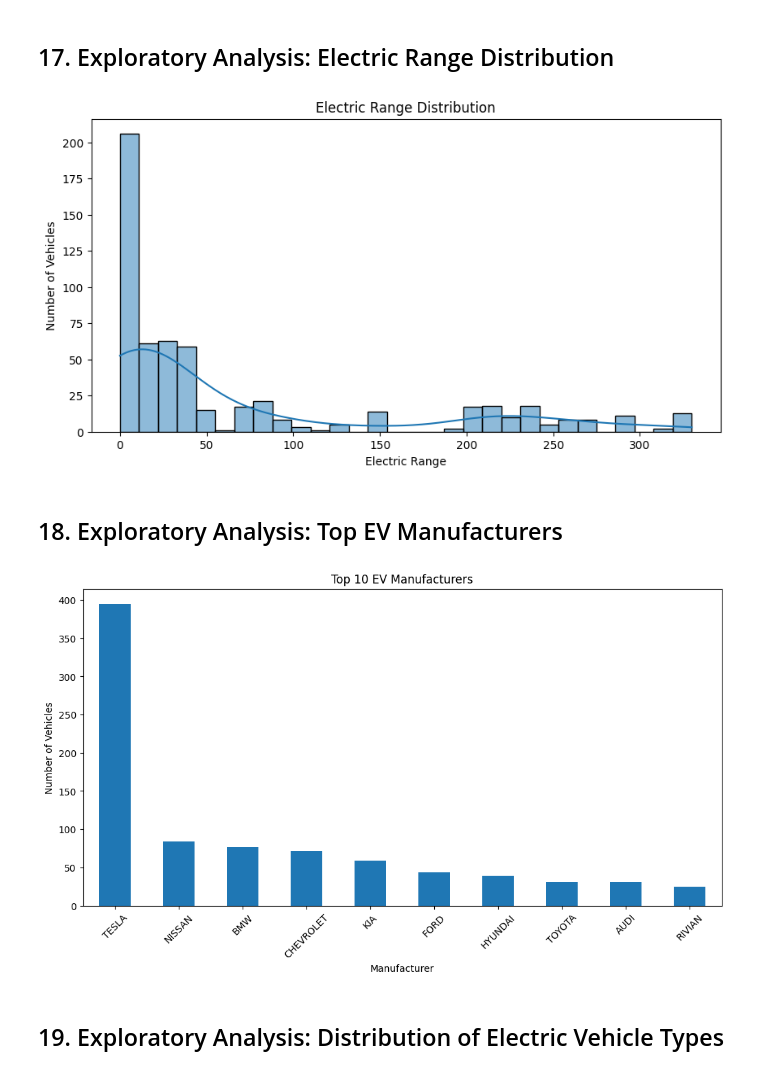
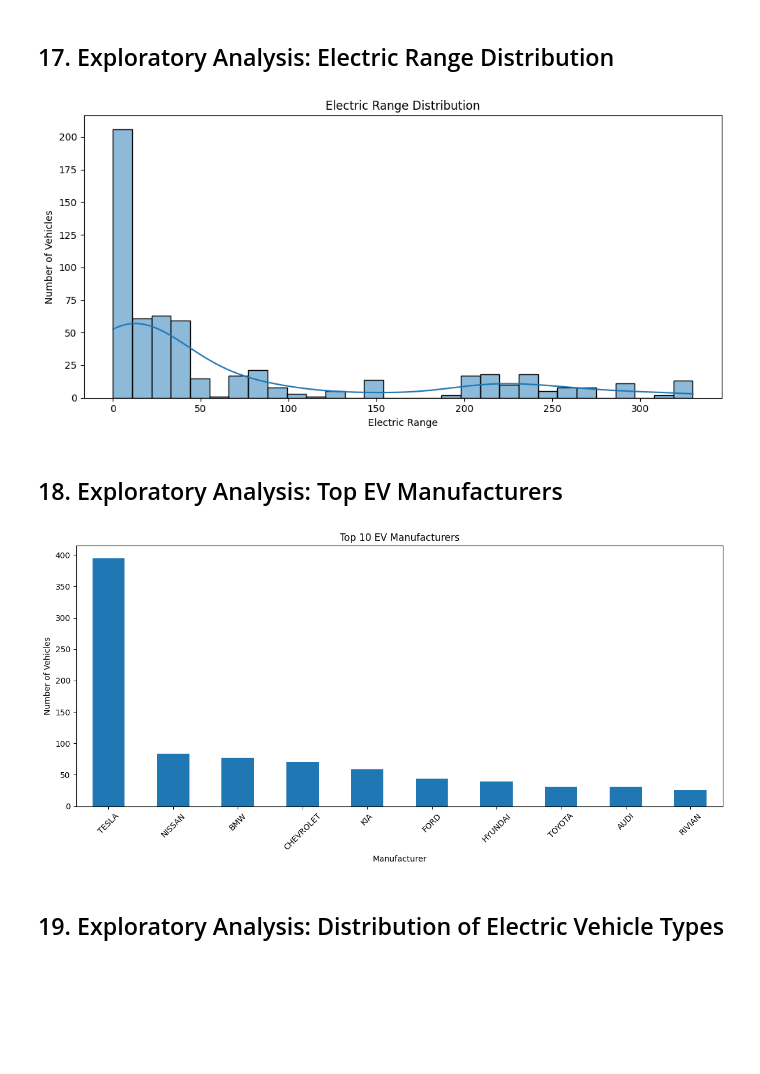
Before and after one commit to i0ana-stack/ev-adoption-ml-forecasting, a Jupyter notebook: notebooks/EV_Adoption_ML_Forecasting.ipynb, the cells around one changed output. Saved outputs shown, nothing was run; the diff lists cells and outputs as text; code cells hidden in the pictures; blank space fills up the shorter version.

```diff
--- a/notebooks/EV_Adoption_ML_Forecasting.ipynb
+++ b/notebooks/EV_Adoption_ML_Forecasting.ipynb
@@ -258,15 +264,21 @@ plt.show()
 # %%
 plt.figure(figsize=(10, 5))
 
-sns.histplot(df['electric_range'], bins=30, kde=True)
+sns.histplot(
+    df['electric_range'],
+    bins=30,
+    kde=True
+)
 
 plt.title('Electric Range Distribution')
 plt.xlabel('Electric Range')
 plt.ylabel('Number of Vehicles')
 
+plt.tight_layout()
+plt.savefig('electric_range_distribution.png', bbox_inches='tight')
 plt.show()
 # %% [output]
-[figure, old version]
+[figure, new version]
 # %% [markdown]
 ## 18. Exploratory Analysis: Top EV Manufacturers
 # %%
@@ -281,12 +293,13 @@ top_brands.plot(kind='bar')
 plt.title('Top 10 EV Manufacturers')
 plt.xlabel('Manufacturer')
 plt.ylabel('Number of Vehicles')
-
 plt.xticks(rotation=45)
 
+plt.tight_layout()
+plt.savefig('top_ev_manufacturers.png', bbox_inches='tight')
 plt.show()
 # %% [output]
-[figure, old version]
+[figure, new version]
 # %% [markdown]
 ## 19. Exploratory Analysis: Distribution of Electric Vehicle Types
 # %%
```
Also changed, not shown: parts of 5 cells of this notebook.
